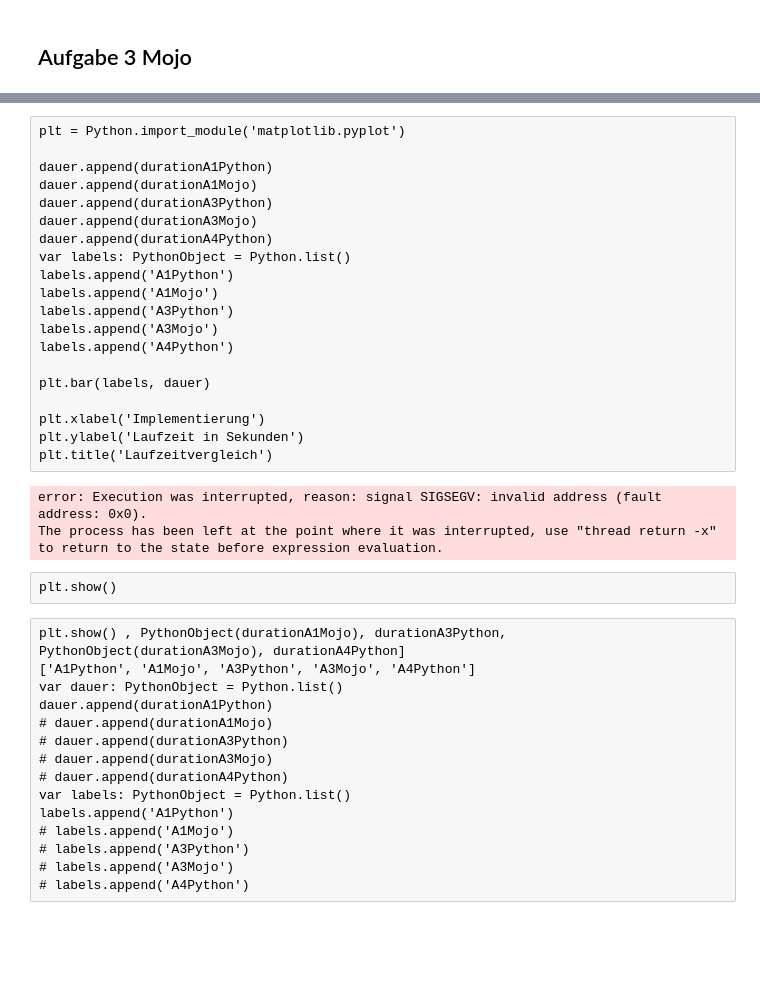
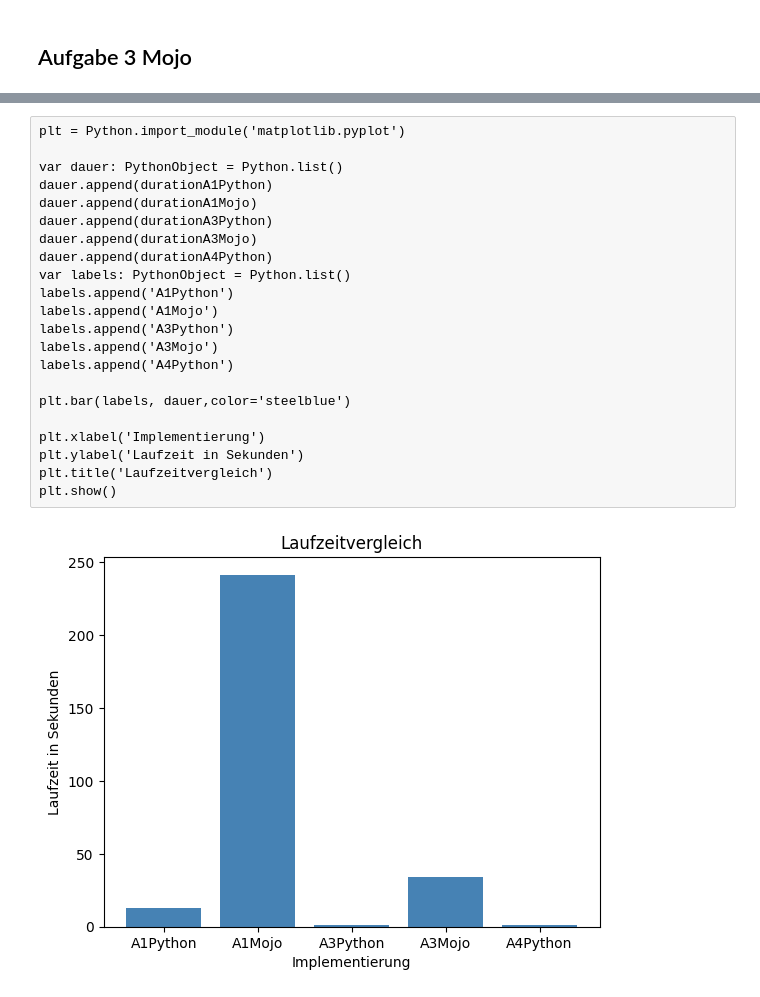
Before and after one commit to Raphael90K/HCA2, a Jupyter notebook: Uebung2.ipynb, the cells around one changed output, grey strips where cells are left out. Cells and saved outputs as stored; diff of their text form; blank space fills up the shorter version.

```diff
--- a/Uebung2.ipynb
+++ b/Uebung2.ipynb
@@ -94,40 +103,24 @@ Frequency: 4134.38 Hz, Amplitude: 1105567.05
 # %%
 plt = Python.import_module('matplotlib.pyplot')
 
+var dauer: PythonObject = Python.list()
 dauer.append(durationA1Python)
 dauer.append(durationA1Mojo)
 dauer.append(durationA3Python)
 dauer.append(durationA3Mojo)
 dauer.append(durationA4Python)
 var labels: PythonObject = Python.list()
 labels.append('A1Python')
 labels.append('A1Mojo')
 labels.append('A3Python')
 labels.append('A3Mojo')
 labels.append('A4Python')
 
-plt.bar(labels, dauer)
+plt.bar(labels, dauer,color='steelblue')
 
 plt.xlabel('Implementierung')
 plt.ylabel('Laufzeit in Sekunden')
 plt.title('Laufzeitvergleich')
+plt.show()
 # %% [output]
-error: Execution was interrupted, reason: signal SIGSEGV: invalid address (fault address: 0x0).
-The process has been left at the point where it was interrupted, use "thread return -x" to return to the state before expression evaluation.
+[figure, added]
-# %%
-plt.show()
-# %%
-plt.show() , PythonObject(durationA1Mojo), durationA3Python, PythonObject(durationA3Mojo), durationA4Python]
-['A1Python', 'A1Mojo', 'A3Python', 'A3Mojo', 'A4Python']
-var dauer: PythonObject = Python.list()
-dauer.append(durationA1Python)
-# dauer.append(durationA1Mojo)
-# dauer.append(durationA3Python)
-# dauer.append(durationA3Mojo)
-# dauer.append(durationA4Python)
-var labels: PythonObject = Python.list()
-labels.append('A1Python')
-# labels.append('A1Mojo')
-# labels.append('A3Python')
-# labels.append('A3Mojo')
-# labels.append('A4Python')
```
Also changed, not shown: parts of 11 cells of this notebook, 1 other file.
